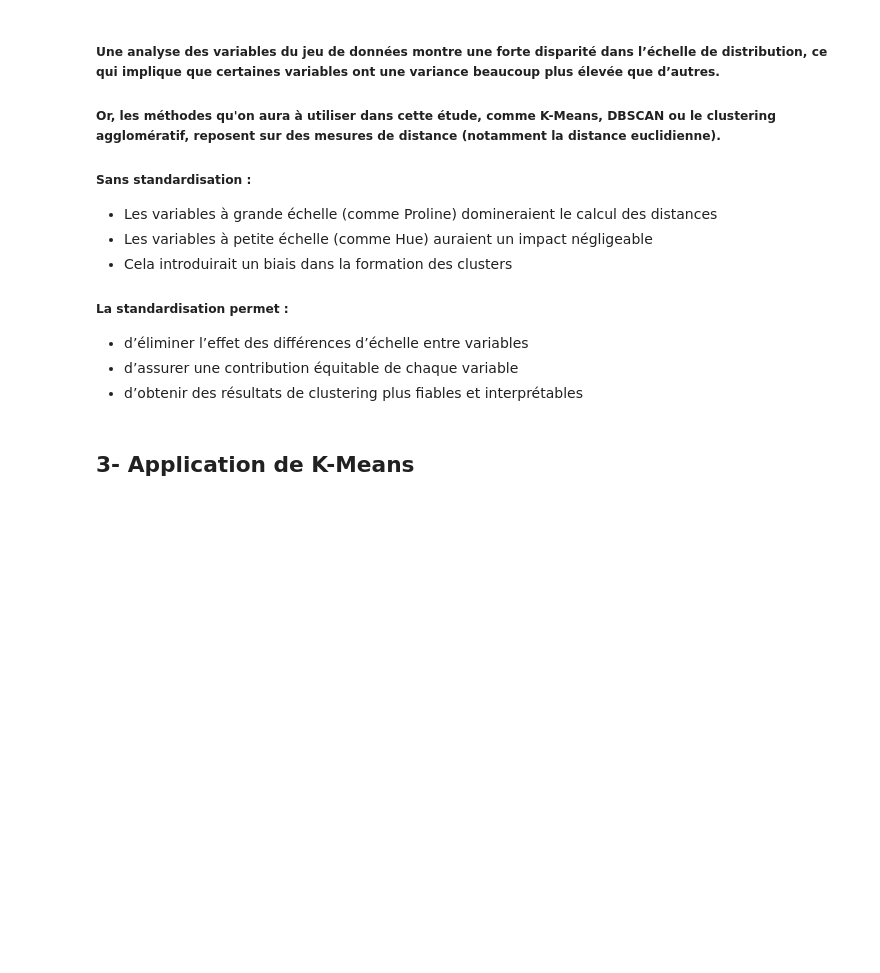
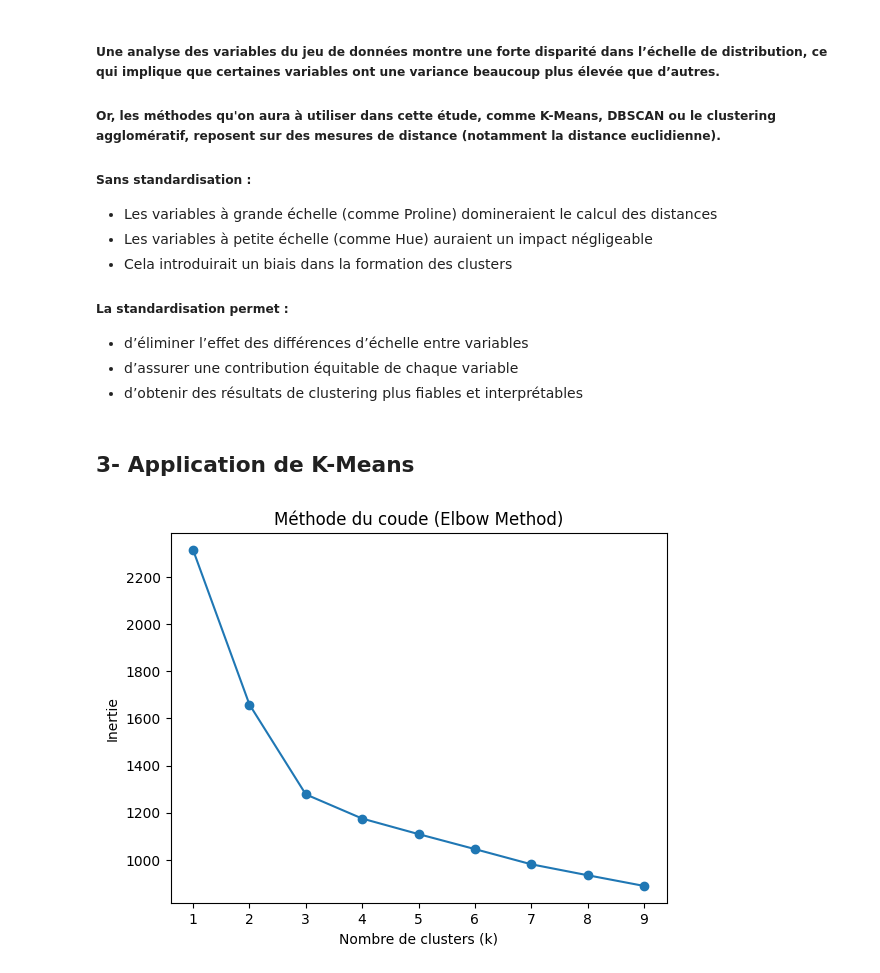
Before and after one commit to PETITLION/FRST_FDS_2025, a Jupyter notebook: TP_Wine_ML_NS_PETIOTE_L.ipynb, the cells around one changed output. Saved outputs shown, nothing was run; the diff lists cells and outputs as text; code cells hidden in the pictures; blank space fills up the shorter version.

```diff
--- a/TP_Wine_ML_NS_PETIOTE_L.ipynb
+++ b/TP_Wine_ML_NS_PETIOTE_L.ipynb
@@ -117,7 +124,26 @@ X_scaled = scaler.fit_transform(df)
 # %%
 # K-Means
 inertia = []
 for k in range(1, 10):
     km = KMeans(n_clusters=k, random_state=42)
     km.fit(X_scaled)
     inertia.append(km.inertia_)
+
+# Méthode du coude
+inertia = []
+X = data.data
+K_range = range(1, 10)
+
+for k in K_range:
+    kmeans = KMeans(n_clusters=k, n_init=10, random_state=42)
+    kmeans.fit(X_scaled)
+    inertia.append(kmeans.inertia_)
+
+# Graphique
+plt.plot(K_range, inertia, marker='o')
+plt.title("Méthode du coude (Elbow Method)")
+plt.xlabel("Nombre de clusters (k)")
+plt.ylabel("Inertie")
+plt.show()
+# %% [output]
+[figure, added]
```
Also changed, not shown: parts of 20 cells of this notebook.
